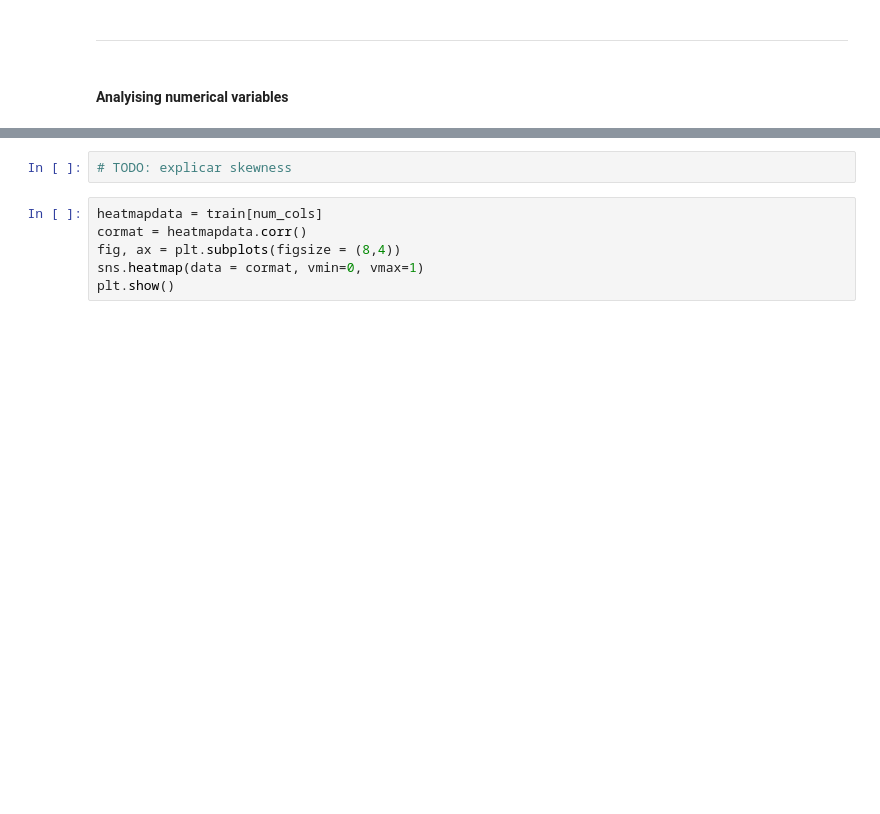
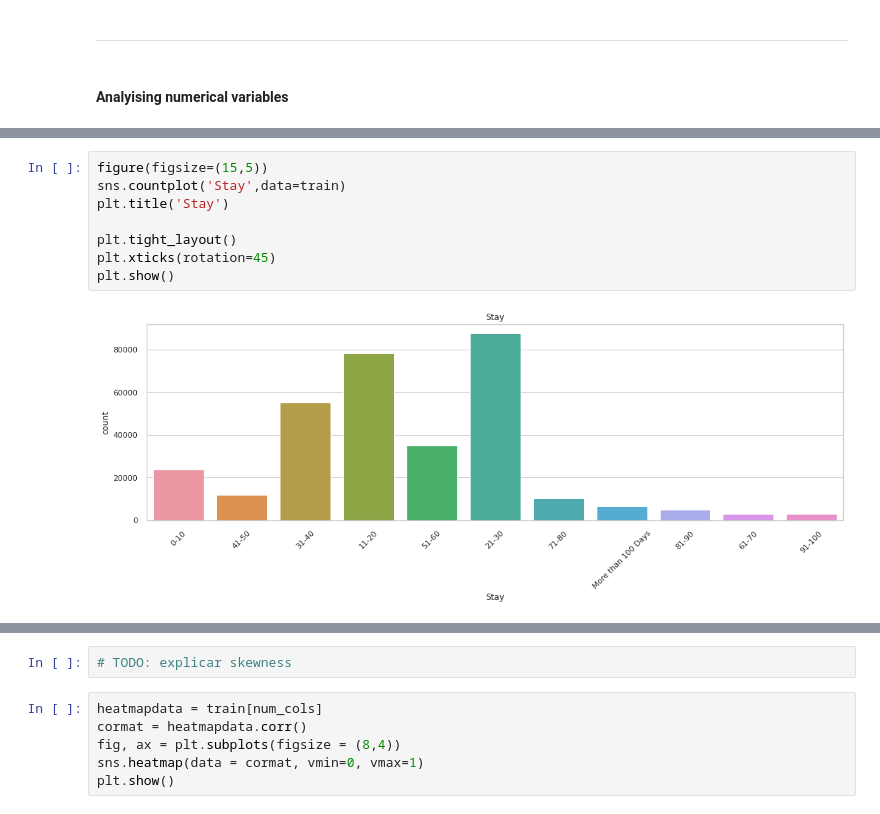
Before and after one commit to Roger-Montane/APC-CasKaggle-Healthcare-analytics, a Jupyter notebook: notebooks/Health_analytics.ipynb, the cells around one changed output, grey strips where cells are left out. Drawn from its saved outputs; the diff is of its cells as text; blank space fills up the shorter version.

```diff
--- a/notebooks/Health_analytics.ipynb
+++ b/notebooks/Health_analytics.ipynb
@@ -240,3 +247,13 @@ plt.scatter(train['Stay'], train['Visitors with Patient'])
+# %%
+figure(figsize=(15,5))
+sns.countplot('Stay',data=train)
+plt.title('Stay')
+
+plt.tight_layout()
+plt.xticks(rotation=45)
+plt.show()
+# %% [output]
+[figure, added]
 # %%
 fig, ax = plt.subplots(2, 2, figsize=(14,10))
 fig.tight_layout(pad=5.0)
```
Also changed, not shown: parts of 22 cells of this notebook.
